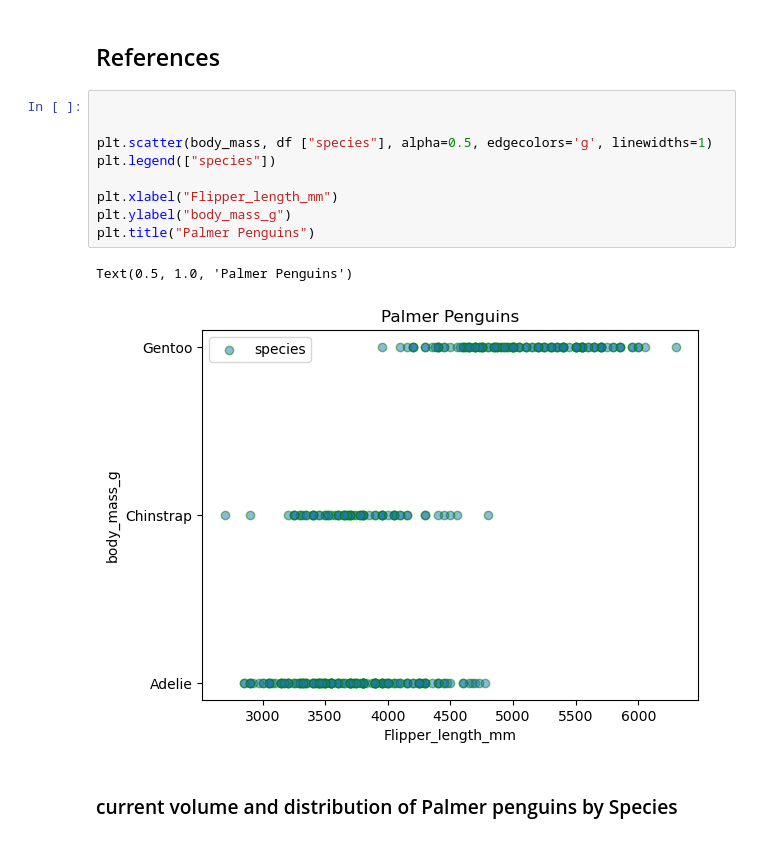
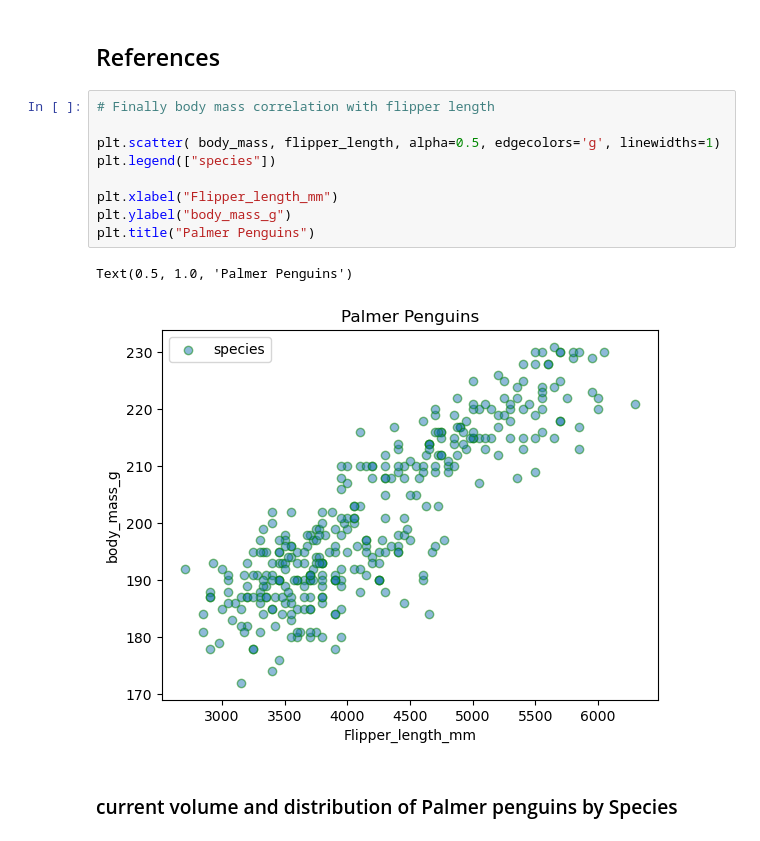
Before and after one commit to RobAstur/Principles-of-data-analytics-, a Jupyter notebook: penguins.ipynb, the cells around one changed output. Drawn from its saved outputs; the diff is of its cells as text.

```diff
--- a/penguins.ipynb
+++ b/penguins.ipynb
@@ -160,17 +160,17 @@ plt.bar(xd['sex'], xd['bill_length_mm'])
 # %% [markdown]
 ## References
 # %%
+# Finally body mass correlation with flipper length
 
-
-plt.scatter(body_mass, df ["species"], alpha=0.5, edgecolors='g', linewidths=1)
+plt.scatter( body_mass, flipper_length, alpha=0.5, edgecolors='g', linewidths=1)
 plt.legend(["species"])
 
 plt.xlabel("Flipper_length_mm")
 plt.ylabel("body_mass_g")
 plt.title("Palmer Penguins")
 # %% [output]
 Text(0.5, 1.0, 'Palmer Penguins')
-[figure, old version]
+[figure, new version]
 # %% [markdown]
 ### current volume and distribution of Palmer penguins by Species
 # %% [markdown]
```
Also changed, not shown: parts of 23 cells of this notebook.
